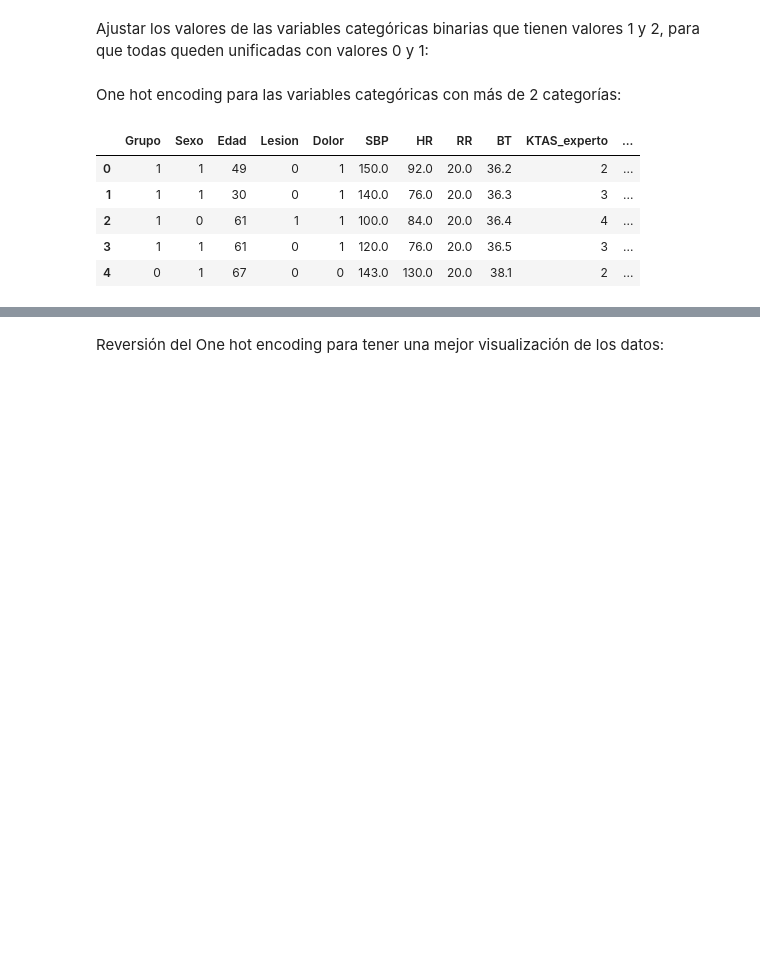
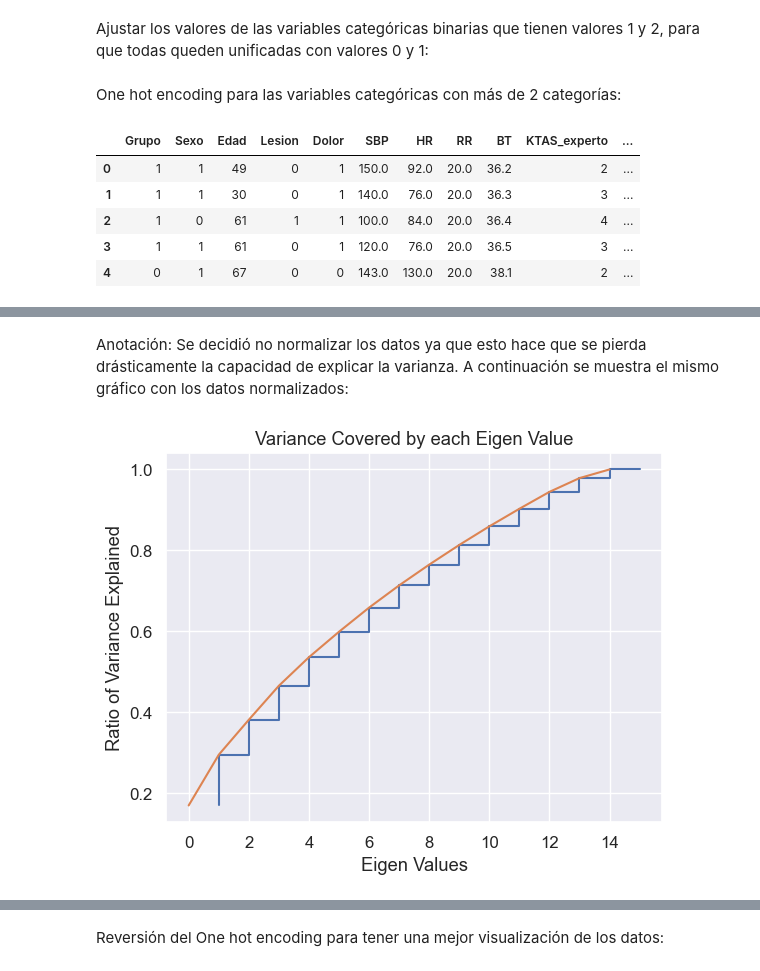
Before and after one commit to despinosaa/Lab1_G1, a Jupyter notebook: Lab2_UNIFICADO.ipynb, the cells around one changed output, grey strips where cells are left out. Saved outputs shown, nothing was run; the diff lists cells and outputs as text; code cells hidden in the pictures; blank space fills up the shorter version.

```diff
--- a/Lab2_UNIFICADO.ipynb
+++ b/Lab2_UNIFICADO.ipynb
@@ -639,0 +497,21 @@ A continuación, estos se eliminarán para poder analizar correctamente los otro
+# %% [markdown]
+Anotación: Se decidió no normalizar los datos ya que esto hace que se pierda drásticamente la capacidad de explicar la varianza. A continuación se muestra el mismo gráfico con los datos normalizados:
+# %%
+X2 = data.select_dtypes(include=[np.number])
+scaler = StandardScaler()
+X_scaled = scaler.fit_transform(X2)
+
+pca = PCA()
+pca_df = pd.DataFrame(pca.fit_transform(X_scaled))
+
+pca.explained_variance_
+max = len(pca.explained_variance_) + 1
+
+plt.step(list(range(1,max)), np.cumsum(pca.explained_variance_ratio_))
+plt.plot(np.cumsum(pca.explained_variance_ratio_))
+plt.xlabel('Eigen Values')
+plt.ylabel('Ratio of Variance Explained')
+plt.title('Variance Covered by each Eigen Value')
+plt.show()
+# %% [output]
+[figure, added]
```
Also changed, not shown: parts of 70 cells of this notebook, 1 other file.
